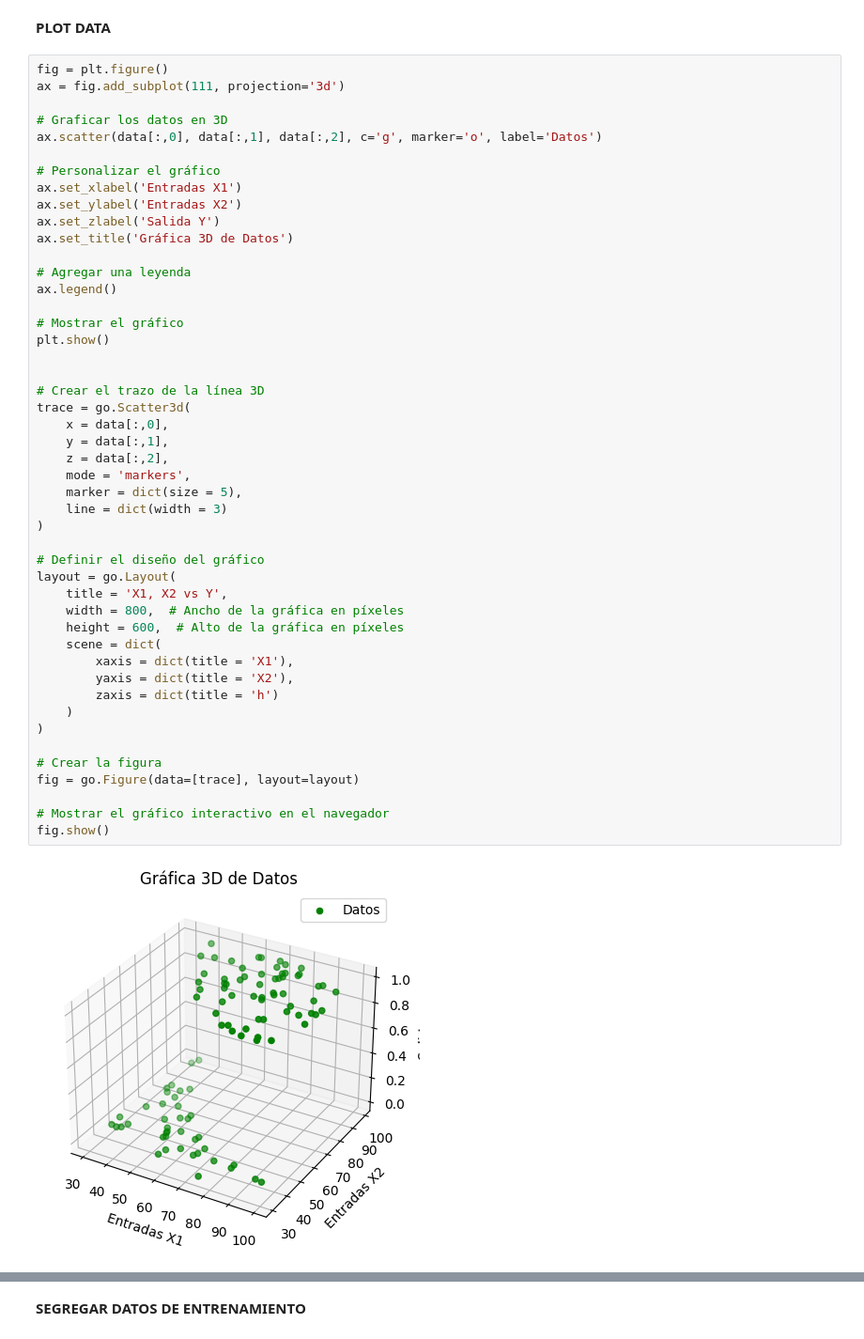
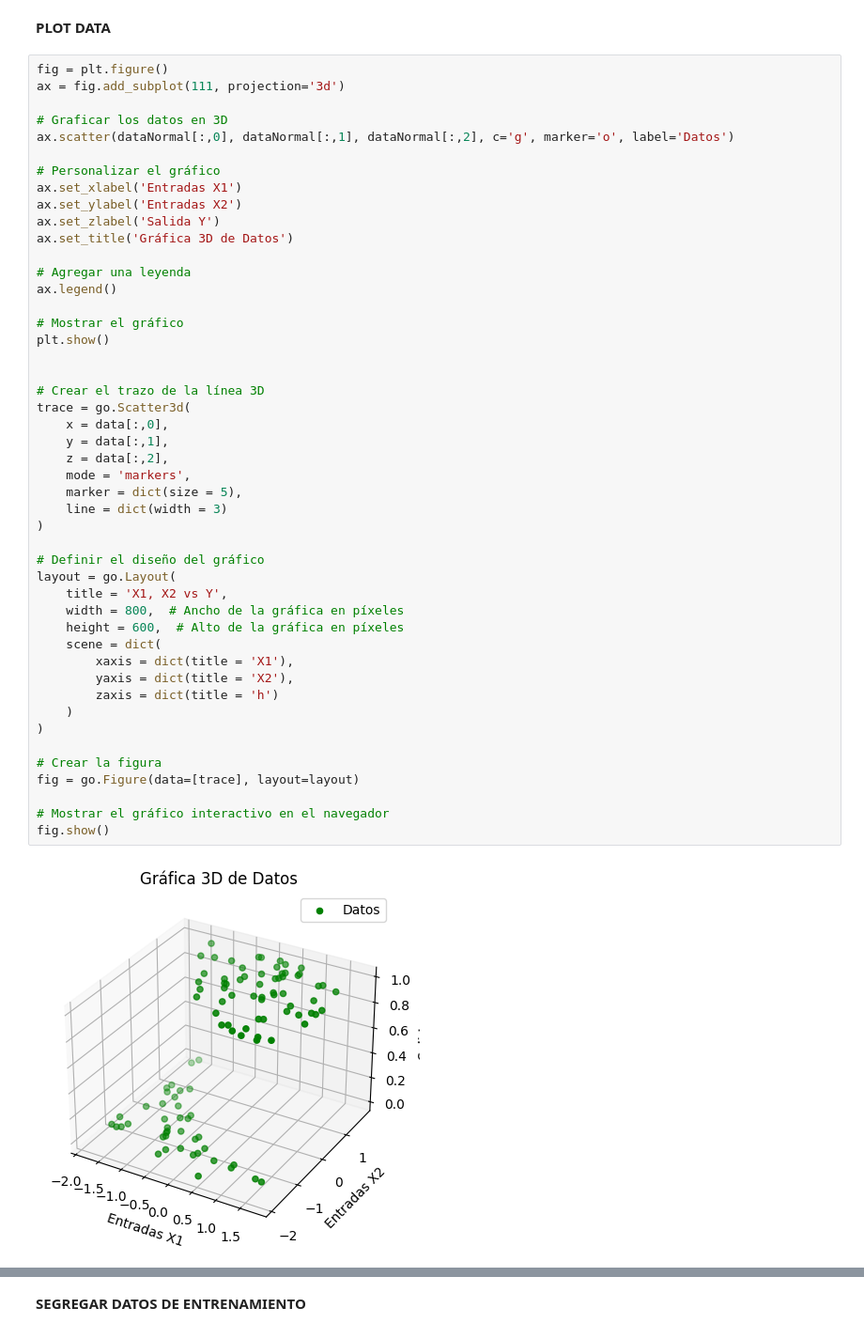
Before and after one commit to jcagudelo12/IA, a Jupyter notebook: RegresionLogistica_2_Variables/R_Logistic_Two_Variable.ipynb, the cells around one changed output, grey strips where cells are left out. Shown: that part at 94% size. Saved outputs shown, nothing was run; the diff lists cells and outputs as text.

```diff
--- a/RegresionLogistica_2_Variables/R_Logistic_Two_Variable.ipynb
+++ b/RegresionLogistica_2_Variables/R_Logistic_Two_Variable.ipynb
@@ -31,7 +31,7 @@ fig = plt.figure()
 ax = fig.add_subplot(111, projection='3d')
 
 # Graficar los datos en 3D
-ax.scatter(data[:,0], data[:,1], data[:,2], c='g', marker='o', label='Datos')
+ax.scatter(dataNormal[:,0], dataNormal[:,1], dataNormal[:,2], c='g', marker='o', label='Datos')
 
 # Personalizar el gráfico
 ax.set_xlabel('Entradas X1')
@@ -47,31 +47,31 @@ plt.show()
 
 
 # Crear el trazo de la línea 3D
 trace = go.Scatter3d(
     x = data[:,0],
     y = data[:,1],
     z = data[:,2],
     mode = 'markers',
     marker = dict(size = 5),
     line = dict(width = 3)
 )
 
 # Definir el diseño del gráfico
 layout = go.Layout(
     title = 'X1, X2 vs Y',
     width = 800,  # Ancho de la gráfica en píxeles
     height = 600,  # Alto de la gráfica en píxeles
     scene = dict(
         xaxis = dict(title = 'X1'),
         yaxis = dict(title = 'X2'),
         zaxis = dict(title = 'h')
     )
 )
 
 # Crear la figura
 fig = go.Figure(data=[trace], layout=layout)
 
 # Mostrar el gráfico interactivo en el navegador
 fig.show()
 # %% [output]
-[figure, old version]
+[figure, new version]
```
Also changed, not shown: parts of 10 cells of this notebook.
